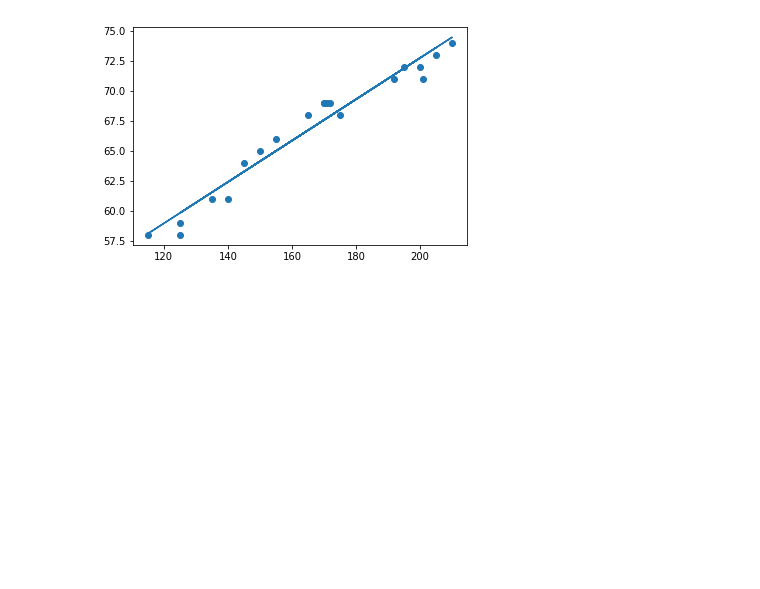
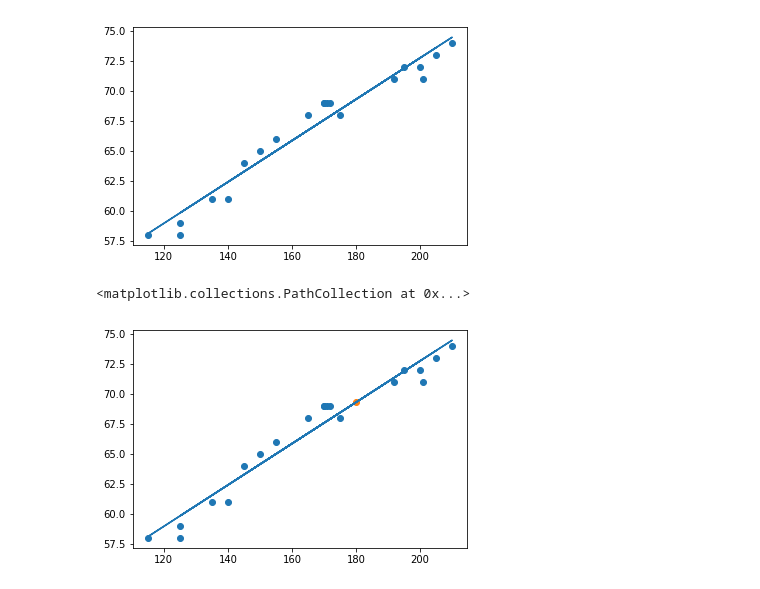
Before and after one commit to joelsandler/dsc-enterprise-hsbc-complete-regression-lab-hsbc-ds-081319, a Jupyter notebook: index.ipynb, the cells around one changed output. Cells and saved outputs as stored; diff of their text form; code cells hidden in the pictures; blank space fills up the shorter version.

```diff
--- a/index.ipynb
+++ b/index.ipynb
@@ -153,6 +153,9 @@ Model: Y = 0.17246914818902498 * X + 38.25461523025965
 # %%
 yhat = reg_line(m, c, 180)
 
 plt.scatter(X,Y)
 plt.plot(X, regression_line)
-plt.scatter(4.5,yhat)
+plt.scatter(180,yhat)
+# %% [output]
+<matplotlib.collections.PathCollection at 0x...>
+[figure, added]
```
